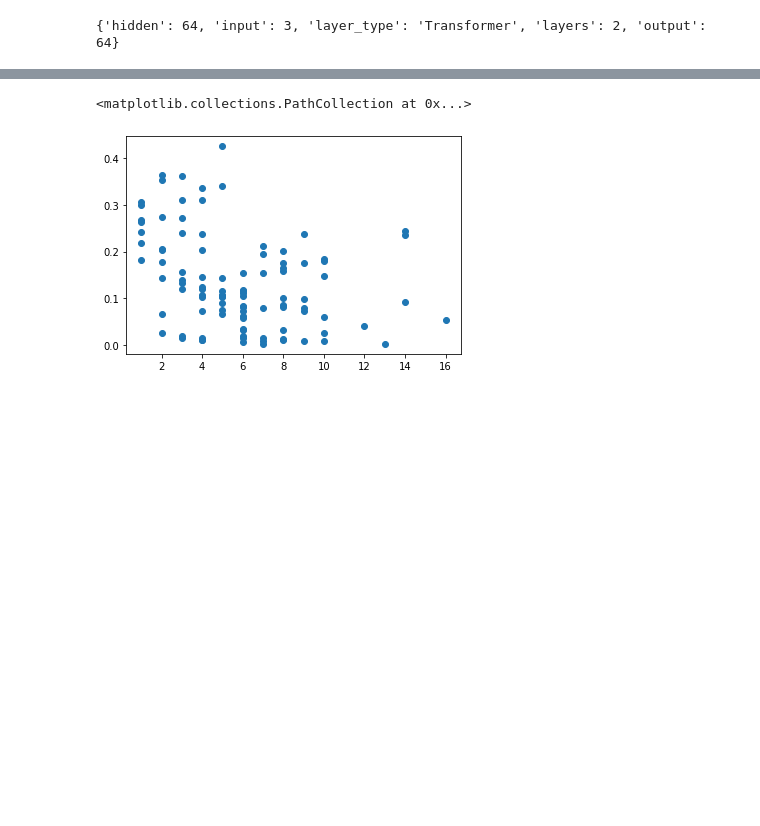
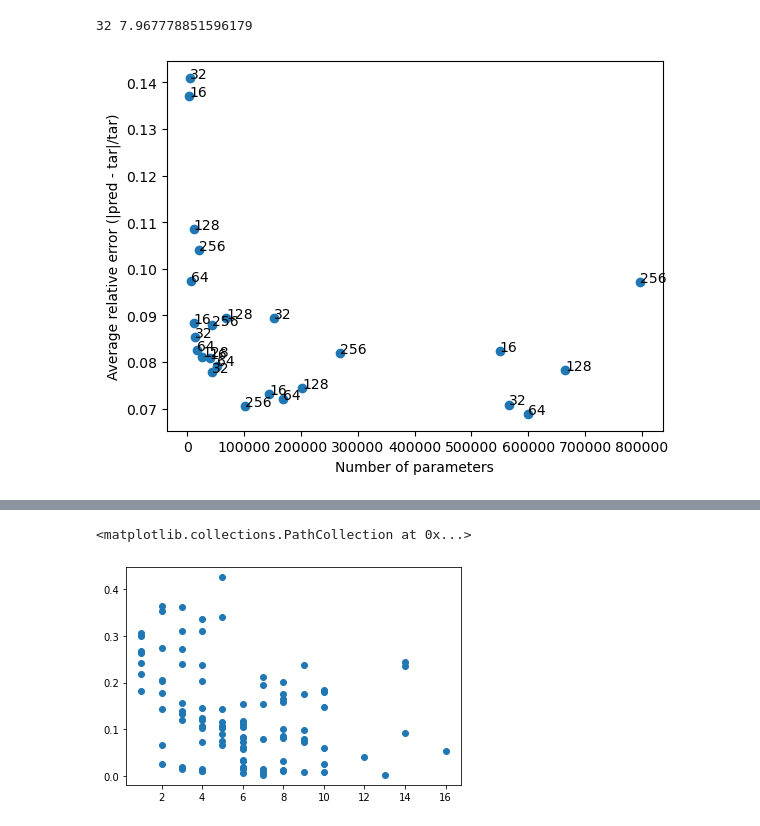
Before and after one commit to ClemHubble/shortest-paths-nn, a Jupyter notebook: test_model.ipynb, the cells around one changed output, grey strips where cells are left out. Drawn from its saved outputs; the diff is of its cells as text; code cells hidden in the pictures; blank space fills up the shorter version.

```diff
--- a/test_model.ipynb
+++ b/test_model.ipynb
@@ -31,10 +57,40 @@ def npz_to_dataset(data):
 # %%
 import yaml
 # load training yaml
-with open('configs/hyperparameter-config-Transformer.yaml', 'r') as file:
+with open('configs/vary-embeddings/vary-embedding-GAT.yaml', 'r') as file:
     model_configs = yaml.safe_load(file)
-config = model_configs['Transfomer-9']
-gnn_config = config['gnn']
-print(gnn_config)
-# %% [output]
-{'hidden': 64, 'input': 3, 'layer_type': 'Transformer', 'layers': 2, 'output': 64}
+# %%
+import os
+## Test multiple models
+with open('configs/best-config-GAT.yml', 'r') as file:
+    model_configs = yaml.safe_load(file)
+config='GAT-6-MAPE'
+test_path = '/data/sam/terrain/data/norway/norway-full-test-300.npz'
+data = np.load(test_path, allow_pickle=True)
+
+test_dataset, node_features, edge_index = npz_to_dataset(data)
+test_dataloader = DataLoader(test_dataset, batch_size = 10, shuffle=False)
+graph_data = Data(x=node_features, edge_index=edge_index)
+
+gnn_config = model_configs[config]['gnn']
+mlp_config = model_configs[config]['mlp']
+
+model_pth = '/data/sam/terrain/models/norway-full-train-6000/baseline1/siamese/GAT-6-MAPE/no-vn/mse_loss/final_model.pt'
+
+model_info = torch.load(model_pth, map_location='cpu')
+
+gnn_model = GNNModel(**gnn_config)
+gnn_model.load_state_dict(model_info)
+gnn_model.to(torch.double)
+
+
+# mlp_nn = initialize_mlp(**mlp_config)
+# mlp = MLPBaseline1(mlp_nn, max=max)
+# mlp.load_state_dict(model_info['mlp_state_dict'])
+# mlp.to(torch.double)
+
+node_embeddings = gnn_model(node_features, edge_index)
+errs = compute_validation_loss(node_embeddings, test_dataloader, device='cpu')
+print(gnn_config['output'], np.mean(errs))
+# %% [output]
+32 7.967778851596179
@@ -41 +136,13 @@ print(gnn_config)
+# %%
+import matplotlib.pyplot as plt
+
+fig, ax = plt.subplots()
+
+ax.scatter(pnum, avg_err)
+ax.set_xlabel("Number of parameters")
+ax.set_ylabel("Average relative error (|pred - tar|/tar)")
+for i in range(len(gnn_out)):
+    ax.annotate(str(gnn_out[i]), (pnum[i] + 10, avg_err[i]))
+# %% [output]
+[figure, added]
 # %%
```
Also changed, not shown: parts of 10 cells of this notebook, 31 other files.
